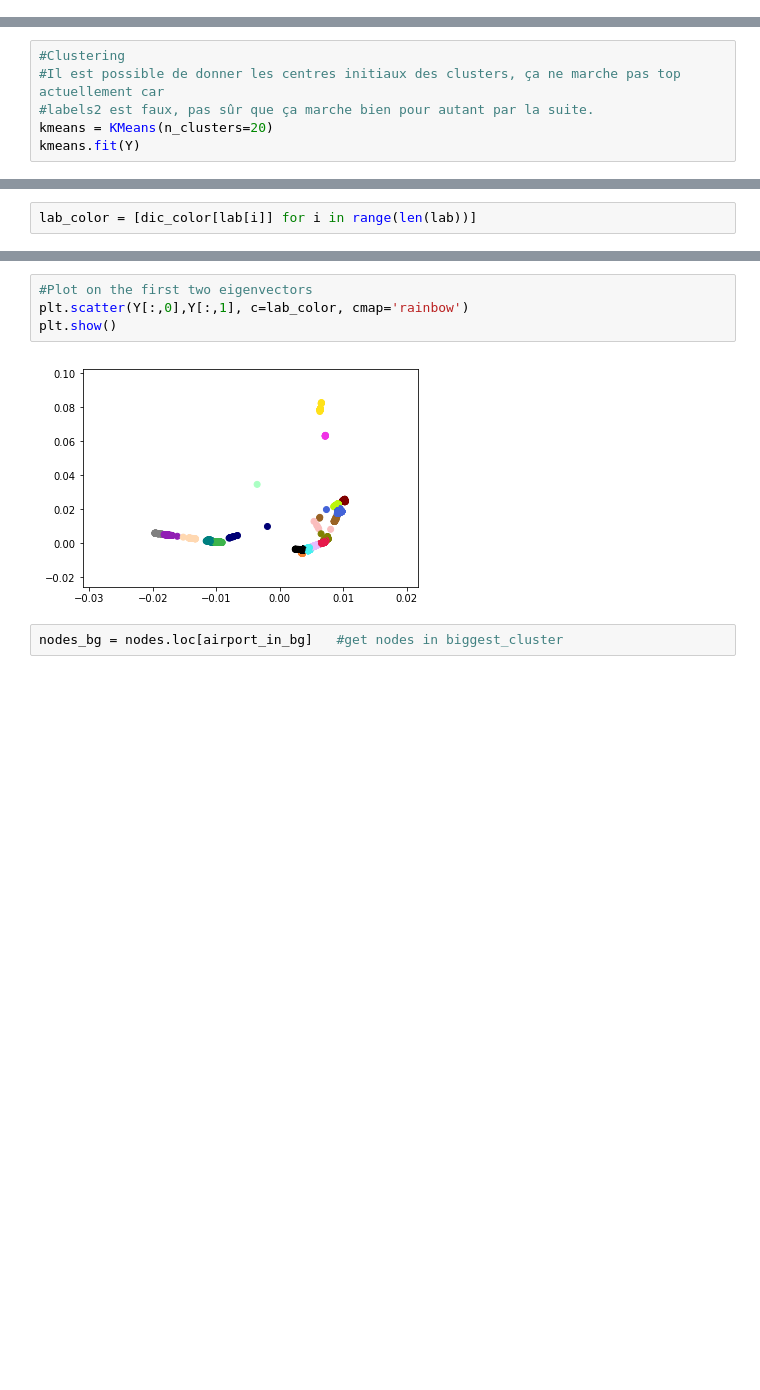
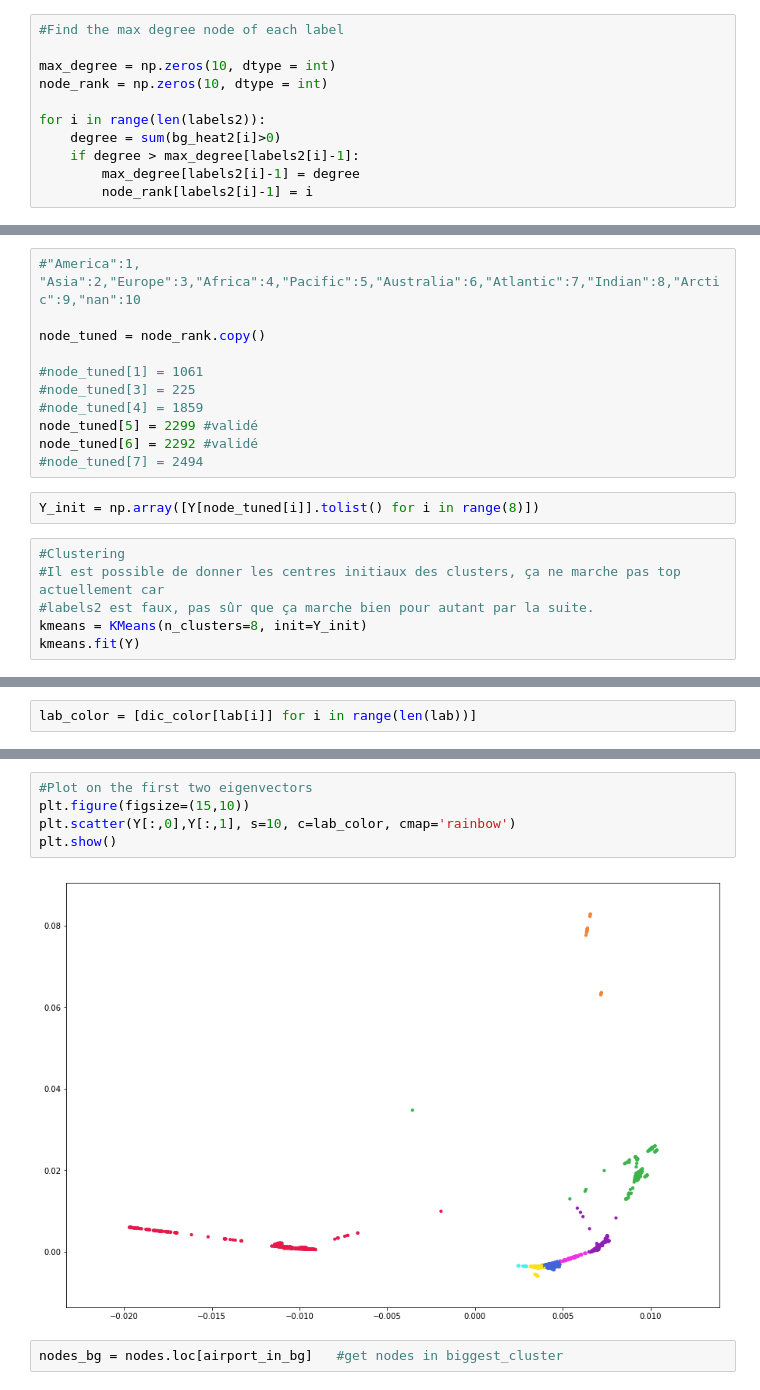
Before and after one commit to AmauV/NTDS, a Jupyter notebook: Project.ipynb, the cells around one changed output, grey strips where cells are left out. Drawn from its saved outputs; the diff is of its cells as text; blank space fills up the shorter version.

```diff
--- a/Project.ipynb
+++ b/Project.ipynb
@@ -410,3 +421,14 @@ eigenvectors_u_bg2 = np.linalg.inv(D2)@eigenvectors_norm_bg2
 eigenvalues_u_bg2 = eigenvalues_norm_bg2
 # %%
 #eigenvalues_u_bg2.tolist()
+# %%
+#Find the max degree node of each label
+
+max_degree = np.zeros(10, dtype = int)
+node_rank = np.zeros(10, dtype = int)
+
+for i in range(len(labels2)):
+    degree = sum(bg_heat2[i]>0)
+    if degree > max_degree[labels2[i]-1]:
+        max_degree[labels2[i]-1] = degree
+        node_rank[labels2[i]-1] = i
@@ -413,9 +439,22 @@ eigenvalues_u_bg2 = eigenvalues_norm_bg2
 # %%
 Y = eigenvectors_u_bg2[:, 1:3] #Could be more than 2 eigenvectors
+# %%
+#"America":1, "Asia":2,"Europe":3,"Africa":4,"Pacific":5,"Australia":6,"Atlantic":7,"Indian":8,"Arctic":9,"nan":10
+
+node_tuned = node_rank.copy()
+
+#node_tuned[1] = 1061
+#node_tuned[3] = 225
+#node_tuned[4] = 1859
+node_tuned[5] = 2299 #validé
+node_tuned[6] = 2292 #validé
+#node_tuned[7] = 2494
+# %%
+Y_init = np.array([Y[node_tuned[i]].tolist() for i in range(8)])
 # %%
 #Clustering
 #Il est possible de donner les centres initiaux des clusters, ça ne marche pas top actuellement car
 #labels2 est faux, pas sûr que ça marche bien pour autant par la suite.
-kmeans = KMeans(n_clusters=20)
+kmeans = KMeans(n_clusters=8, init=Y_init)
 kmeans.fit(Y)
 # %% [output]
@@ -429,9 +482,10 @@ lab_color = [dic_color[lab[i]] for i in range(len(lab))]
 # %%
 #Plot on the first two eigenvectors
-plt.scatter(Y[:,0],Y[:,1], c=lab_color, cmap='rainbow')
+plt.figure(figsize=(15,10))
+plt.scatter(Y[:,0],Y[:,1], s=10, c=lab_color, cmap='rainbow')
 plt.show()
 # %% [output]
-[figure, old version]
+[figure, new version]
 # %%
 nodes_bg = nodes.loc[airport_in_bg]   #get nodes in biggest_cluster
 # %%
```
Also changed, not shown: parts of 12 cells of this notebook.
